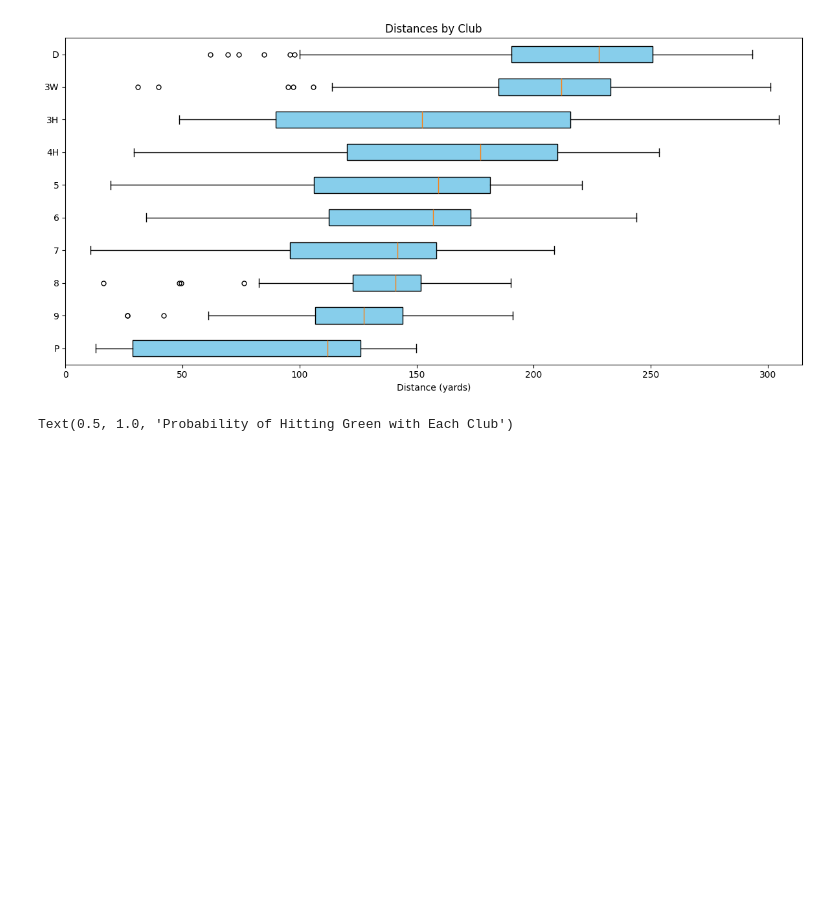
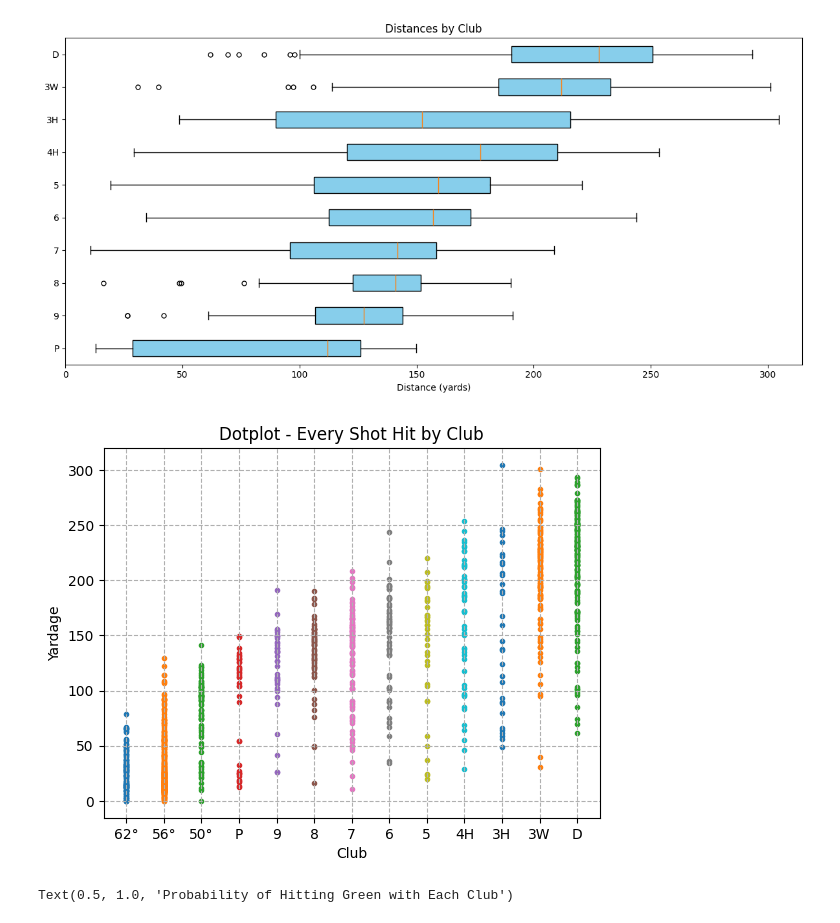
Before and after one commit to evklein/forehead-data-pipelines, a Jupyter notebook: 2024/2024.ipynb, the cells around one changed output. Drawn from its saved outputs; the diff is of its cells as text; code cells hidden in the pictures; blank space fills up the shorter version.

Commit message:
Club dotplot

```diff
--- a/2024/2024.ipynb
+++ b/2024/2024.ipynb
@@ -528,6 +528,20 @@ plt.tight_layout()
 plt.show()
 # %% [output]
 [figure]
+# %%
+from itertools import cycle
+# Dotplot - every single shot hit
+fig, ax = plt.subplots()
+for i, club in enumerate(ALL_CLUBS_ASC):
+    distances_for_club = strokes_df[strokes_df['club'] == club]['distance']
+    ax.scatter(x=[club] * len(distances_for_club), y=distances_for_club, marker='.')
+ax.set_title('Dotplot - Every Shot Hit by Club')
+ax.set_xlabel('Club')
+ax.set_ylabel('Yardage')
+ax.grid(True, linestyle='--')
+plt.show()
+# %% [output]
+[figure, added]
 # %%
 # Likelihood of hitting green with each club
 club_strokes_with_hit_green = strokes_df[(strokes_df['hit_green'] == True) & (strokes_df['club'] != 'Club')]
```
